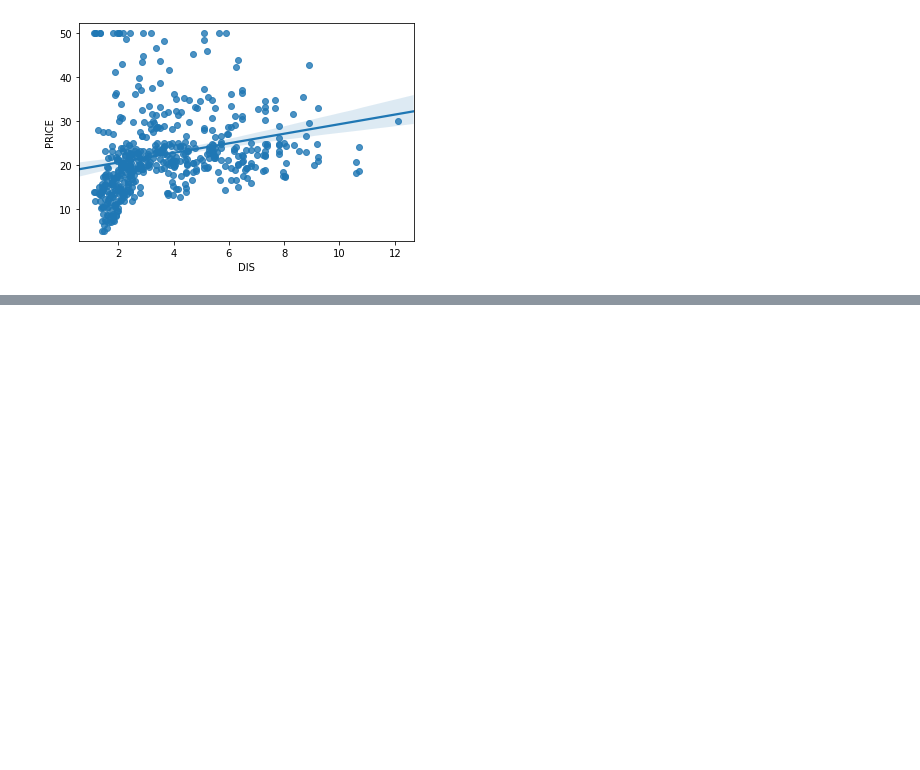
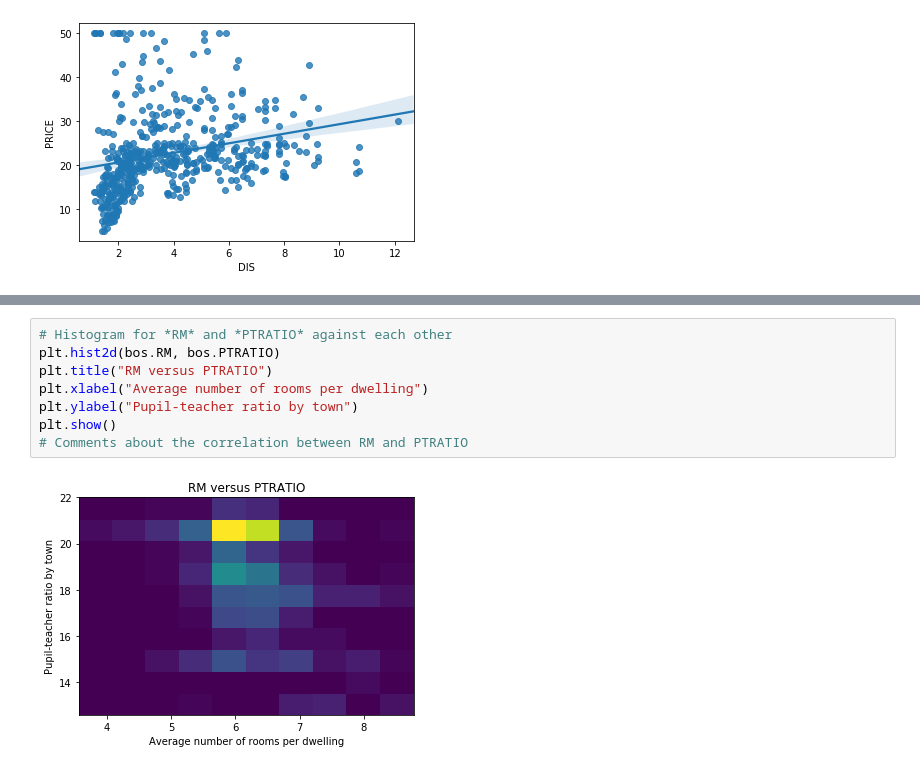
Before and after one commit to UmarFarooqui/ML_Algorithms, a Jupyter notebook: linear_regression/Linear_Regression.ipynb, the cells around one changed output, grey strips where cells are left out. Saved outputs shown, nothing was run; the diff lists cells and outputs as text; blank space fills up the shorter version.

```diff
--- a/linear_regression/Linear_Regression.ipynb
+++ b/linear_regression/Linear_Regression.ipynb
@@ -180,0 +202,10 @@ sns.regplot(y="PRICE", x="DIS", data=bos, fit_reg = True)
+# %%
+# Histogram for *RM* and *PTRATIO* against each other
+plt.hist2d(bos.RM, bos.PTRATIO)
+plt.title("RM versus PTRATIO")
+plt.xlabel("Average number of rooms per dwelling")
+plt.ylabel("Pupil-teacher ratio by town")
+plt.show()
+# Comments about the correlation between RM and PTRATIO
+# %% [output]
+[figure, added]
```
Also changed, not shown: parts of 21 cells of this notebook, 4 other files.
